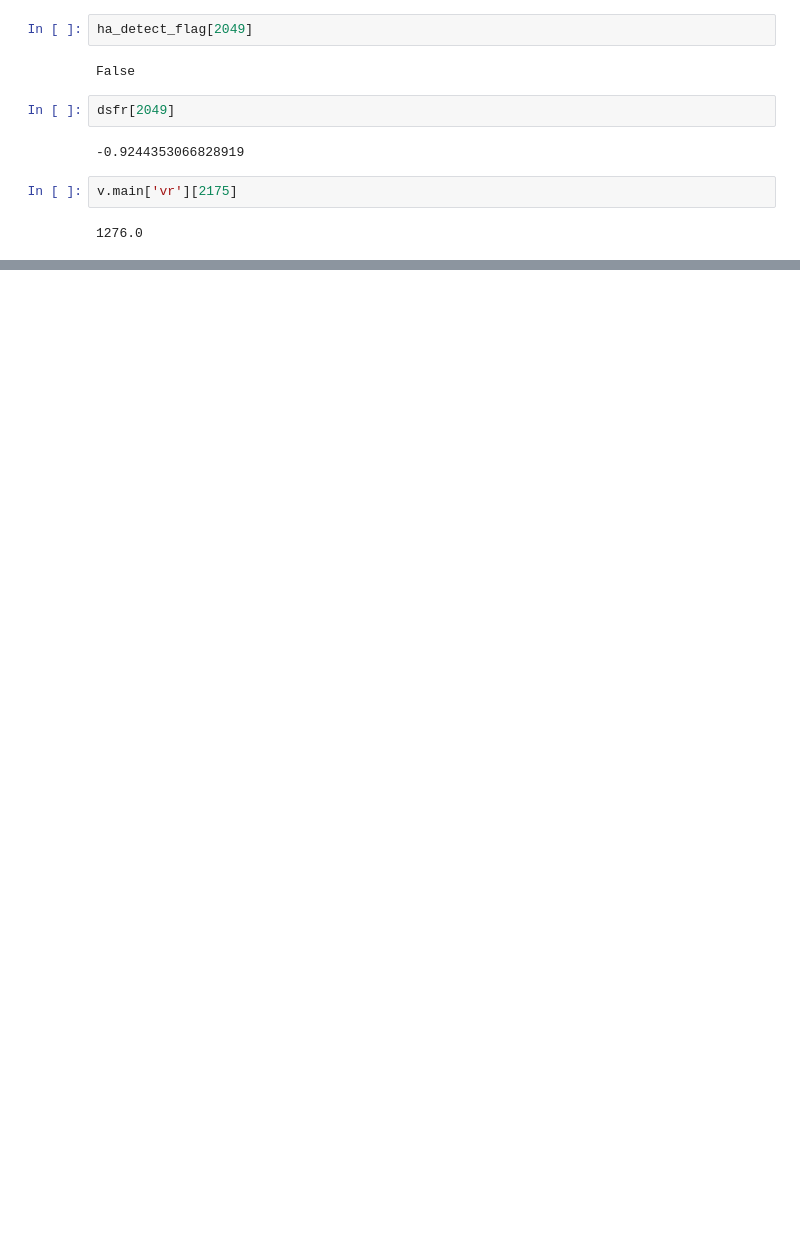
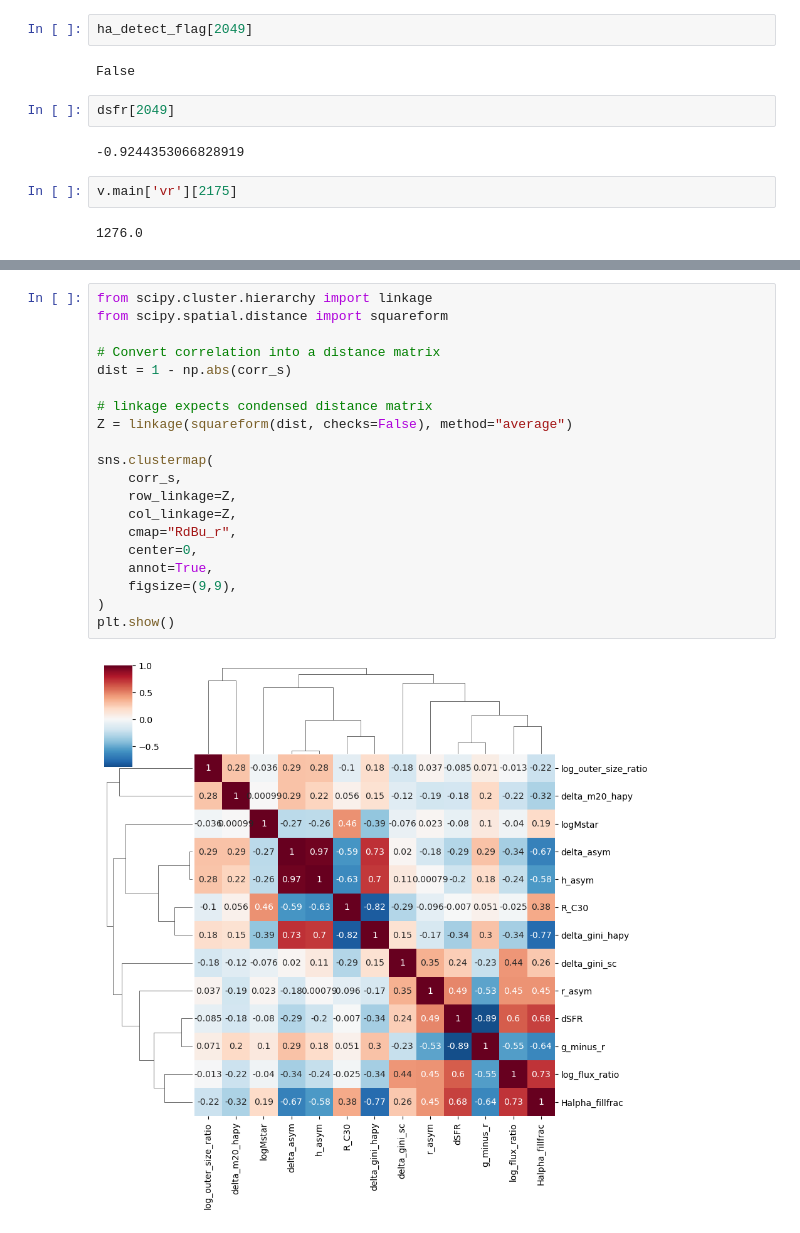
Before and after one commit to rfinn/hapypost, a Jupyter notebook: notebooks/06_dwarf_galaxies.ipynb, the cells around one changed output, grey strips where cells are left out. Cells and saved outputs as stored; diff of their text form; blank space fills up the shorter version.

```diff
--- a/notebooks/06_dwarf_galaxies.ipynb
+++ b/notebooks/06_dwarf_galaxies.ipynb
@@ -150,0 +345,22 @@ v.main['vr'][2175]
+# %%
+from scipy.cluster.hierarchy import linkage
+from scipy.spatial.distance import squareform
+
+# Convert correlation into a distance matrix
+dist = 1 - np.abs(corr_s)
+
+# linkage expects condensed distance matrix
+Z = linkage(squareform(dist, checks=False), method="average")
+
+sns.clustermap(
+    corr_s,
+    row_linkage=Z,
+    col_linkage=Z,
+    cmap="RdBu_r",
+    center=0,
+    annot=True,
+    figsize=(9,9),
+)
+plt.show()
+# %% [output]
+[figure, added]
```
Also changed, not shown: parts of 39 cells of this notebook, 4 other files.
